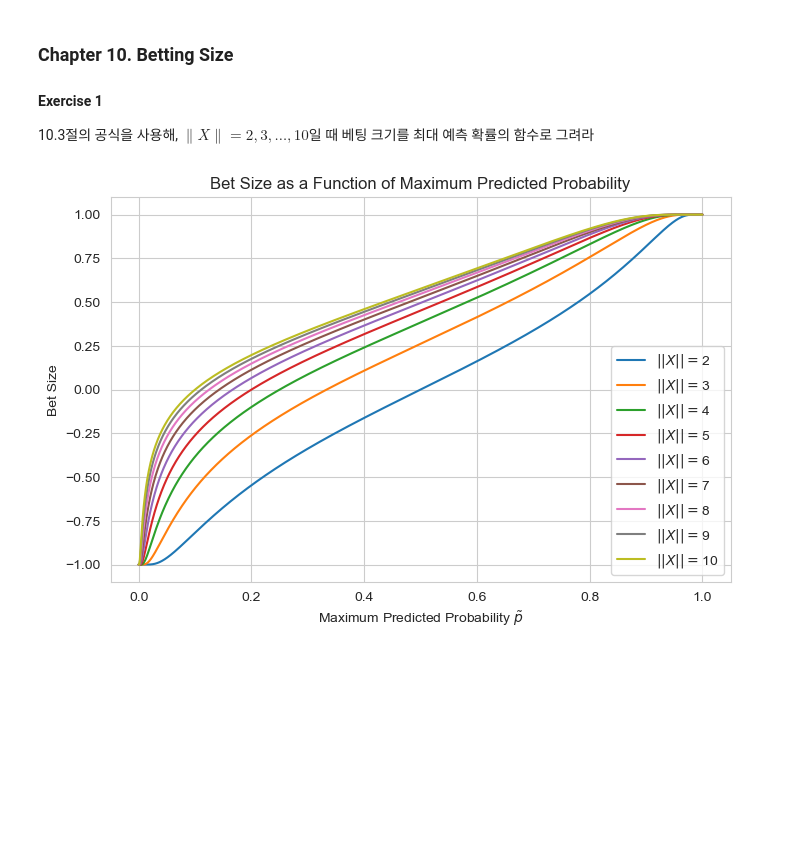
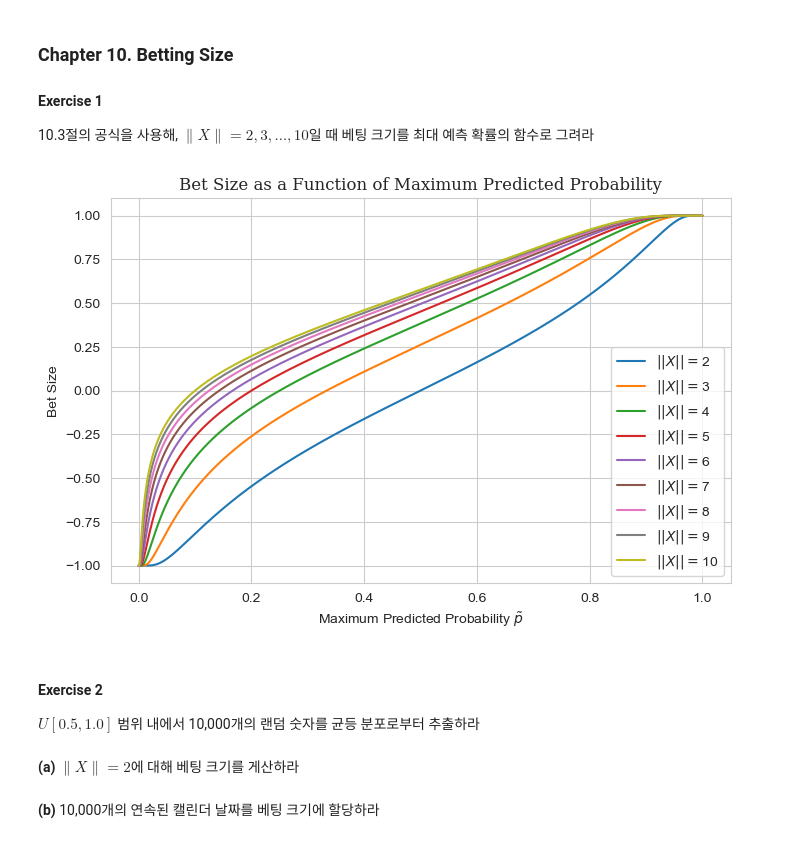
Before and after one commit to Tommylee1013/Advances-in-Financial-Machine-Learning, a Jupyter notebook: Chapter 10.ipynb, the cells around one changed output. Saved outputs shown, nothing was run; the diff lists cells and outputs as text; code cells hidden in the pictures; blank space fills up the shorter version.

```diff
--- a/Chapter 10.ipynb
+++ b/Chapter 10.ipynb
@@ -10,14 +10,17 @@ import FinancialMachineLearning as fml
 # %%
 from scipy.stats import norm
 p = np.linspace(0, 1, 1000)
 fig, ax = plt.subplots(figsize=(8, 5))
 for X_size in range(2, 11):
     z = (p - 1 / X_size) / (p * (1 - p)) ** 0.5
     ax.plot(p, 2 * norm.cdf(z) - 1, label=f'$||X||=${X_size}')
 ax.set_xlabel(r'Maximum Predicted Probability $\tilde{p}$')
 ax.set_ylabel('Bet Size')
 ax.legend(loc='best')
-ax.set_title('Bet Size as a Function of Maximum Predicted Probability')
+ax.set_title('Bet Size as a Function of Maximum Predicted Probability', fontfamily = 'Serif')
 plt.show()
 # %% [output]
-[figure, old version]
+[figure, new version]
+# %% [markdown]
+#### Exercise 2
+$U[0.5, 1.0]$ 범위 내에서 10,000개의 랜덤 숫자를 균등 분포로부터 추출하라
@@ -23,0 +29,2 @@ plt.show()
+# %% [markdown]
+**(a)** $\lVert X \rVert = 2$에 대해 베팅 크기를 게산하라
@@ -23,0 +34,2 @@ plt.show()
+# %% [markdown]
+**(b)** 10,000개의 연속된 캘린더 날짜를 베팅 크기에 할당하라
```
Also changed, not shown: parts of 34 cells of this notebook, 1 other file.
